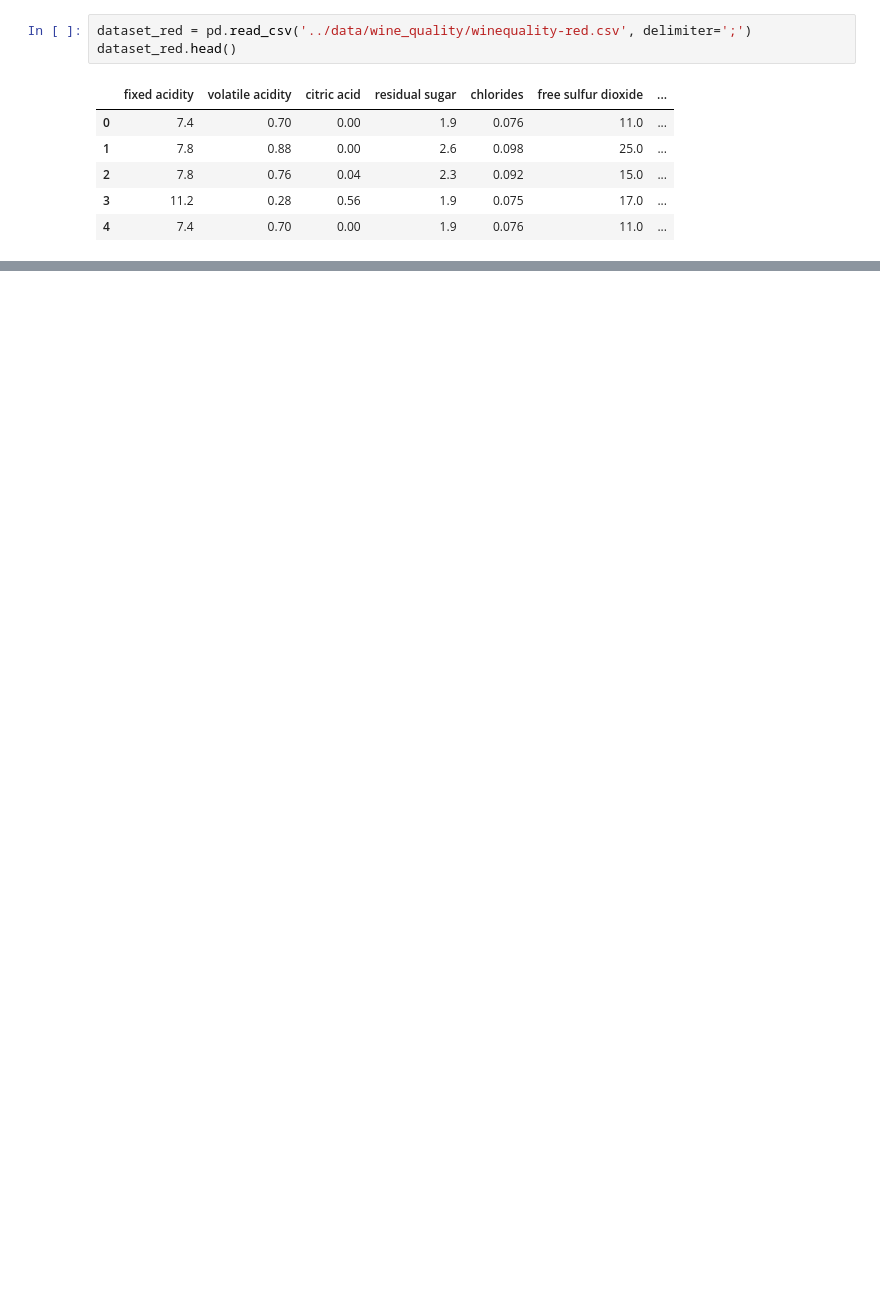
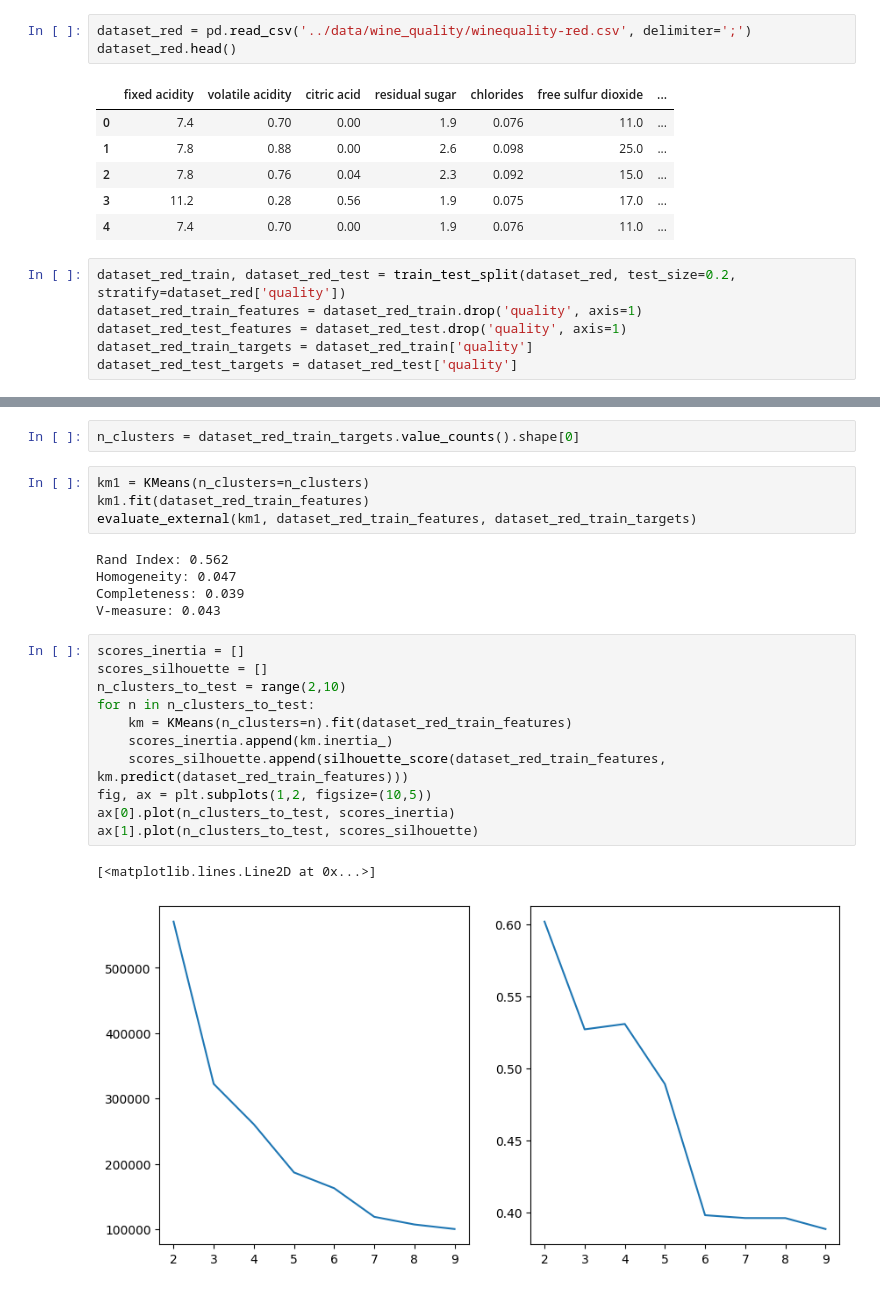
Before and after one commit to lavima/itf31519_2025, a Jupyter notebook: processing_analysis_and_unsupervised/workshop0810.ipynb, the cells around one changed output, grey strips where cells are left out. Cells and saved outputs as stored; diff of their text form; blank space fills up the shorter version.

```diff
--- a/processing_analysis_and_unsupervised/workshop0810.ipynb
+++ b/processing_analysis_and_unsupervised/workshop0810.ipynb
@@ -18,6 +19,12 @@ dataset_red.head()
 | 2 | 7.8 | 0.76 | 0.04 | 2.3 | 0.092 | 15.0 | ... |
 | 3 | 11.2 | 0.28 | 0.56 | 1.9 | 0.075 | 17.0 | ... |
 | 4 | 7.4 | 0.70 | 0.00 | 1.9 | 0.076 | 11.0 | ... |
+# %%
+dataset_red_train, dataset_red_test = train_test_split(dataset_red, test_size=0.2, stratify=dataset_red['quality'])
+dataset_red_train_features = dataset_red_train.drop('quality', axis=1)
+dataset_red_test_features = dataset_red_test.drop('quality', axis=1)
+dataset_red_train_targets = dataset_red_train['quality']
+dataset_red_test_targets = dataset_red_test['quality']
 # %%
 def evaluate_internal(model, X, y):
     predictions = model.predict(X)
@@ -34,3 +43,28 @@ def evaluate_external(model, X, y):
     print(f'Homogeneity: {homogeneity:.3f}')
     print(f'Completeness: {completeness:.3f}')
     print(f'V-measure: {v_measure:.3f}')
+# %%
+n_clusters = dataset_red_train_targets.value_counts().shape[0]
+# %%
+km1 = KMeans(n_clusters=n_clusters)
+km1.fit(dataset_red_train_features)
+evaluate_external(km1, dataset_red_train_features, dataset_red_train_targets)
+# %% [output]
+Rand Index: 0.562
+Homogeneity: 0.047
+Completeness: 0.039
+V-measure: 0.043
+# %%
+scores_inertia = []
+scores_silhouette = []
+n_clusters_to_test = range(2,10)
+for n in n_clusters_to_test:
+    km = KMeans(n_clusters=n).fit(dataset_red_train_features)
+    scores_inertia.append(km.inertia_)
+    scores_silhouette.append(silhouette_score(dataset_red_train_features, km.predict(dataset_red_train_features)))
+fig, ax = plt.subplots(1,2, figsize=(10,5))
+ax[0].plot(n_clusters_to_test, scores_inertia)
+ax[1].plot(n_clusters_to_test, scores_silhouette)
+# %% [output]
+[<matplotlib.lines.Line2D at 0x...>]
+[figure, added]
```
Also changed, not shown: parts of 3 cells of this notebook.
